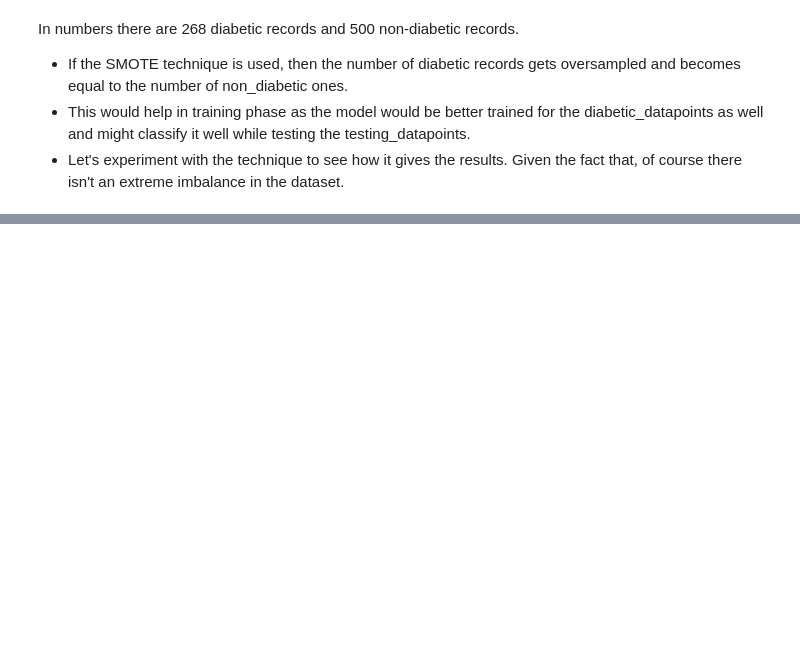
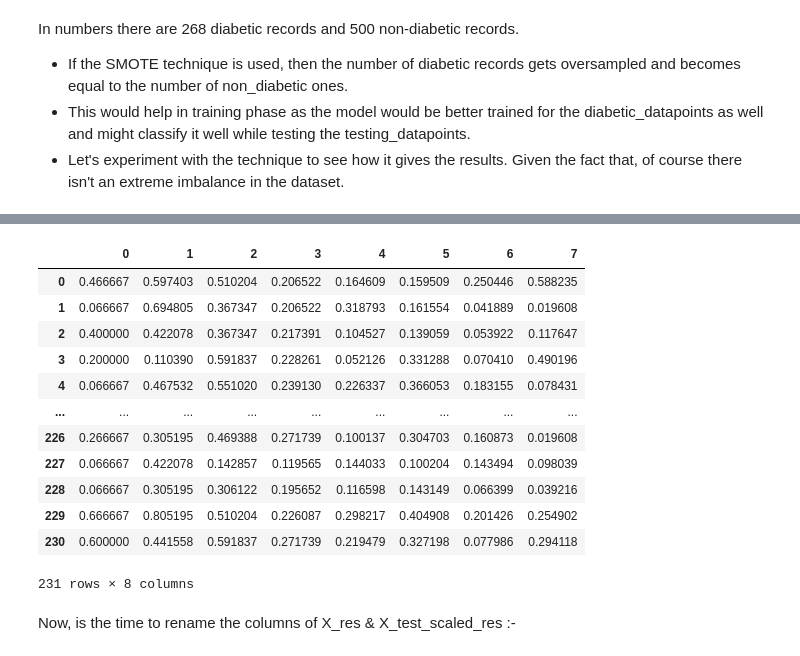
Before and after one commit to Patel27-S/Diabetes-Prediction---Data-Mining, a Jupyter notebook: DiabetesPrediction.ipynb, the cells around one changed output, grey strips where cells are left out. Cells and saved outputs as stored; diff of their text form; code cells hidden in the pictures; blank space fills up the shorter version.

```diff
--- a/DiabetesPrediction.ipynb
+++ b/DiabetesPrediction.ipynb
@@ -2085,0 +2134,2 @@ In numbers there are 268 diabetic records and 500 non-diabetic records.
+# %%
+X_test_scaled_res = norm_1.transform(X_test_knnimp)
@@ -2085,0 +2189,18 @@ In numbers there are 268 diabetic records and 500 non-diabetic records.
+# %%
+X_test_scaled_res
+# %% [output]
+|  | 0 | 1 | 2 | 3 | 4 | 5 | 6 | 7 |
+| 0 | 0.466667 | 0.597403 | 0.510204 | 0.206522 | 0.164609 | 0.159509 | 0.250446 | 0.588235 |
+| 1 | 0.066667 | 0.694805 | 0.367347 | 0.206522 | 0.318793 | 0.161554 | 0.041889 | 0.019608 |
+| 2 | 0.400000 | 0.422078 | 0.367347 | 0.217391 | 0.104527 | 0.139059 | 0.053922 | 0.117647 |
+| 3 | 0.200000 | 0.110390 | 0.591837 | 0.228261 | 0.052126 | 0.331288 | 0.070410 | 0.490196 |
+| 4 | 0.066667 | 0.467532 | 0.551020 | 0.239130 | 0.226337 | 0.366053 | 0.183155 | 0.078431 |
+| ... | ... | ... | ... | ... | ... | ... | ... | ... |
+| 226 | 0.266667 | 0.305195 | 0.469388 | 0.271739 | 0.100137 | 0.304703 | 0.160873 | 0.019608 |
+| 227 | 0.066667 | 0.422078 | 0.142857 | 0.119565 | 0.144033 | 0.100204 | 0.143494 | 0.098039 |
+| 228 | 0.066667 | 0.305195 | 0.306122 | 0.195652 | 0.116598 | 0.143149 | 0.066399 | 0.039216 |
+| 229 | 0.666667 | 0.805195 | 0.510204 | 0.226087 | 0.298217 | 0.404908 | 0.201426 | 0.254902 |
+| 230 | 0.600000 | 0.441558 | 0.591837 | 0.271739 | 0.219479 | 0.327198 | 0.077986 | 0.294118 |
+231 rows × 8 columns
+# %% [markdown]
+Now, is the time to rename the columns of X_res & X_test_scaled_res :-
```
Also changed, not shown: parts of 60 cells of this notebook.
